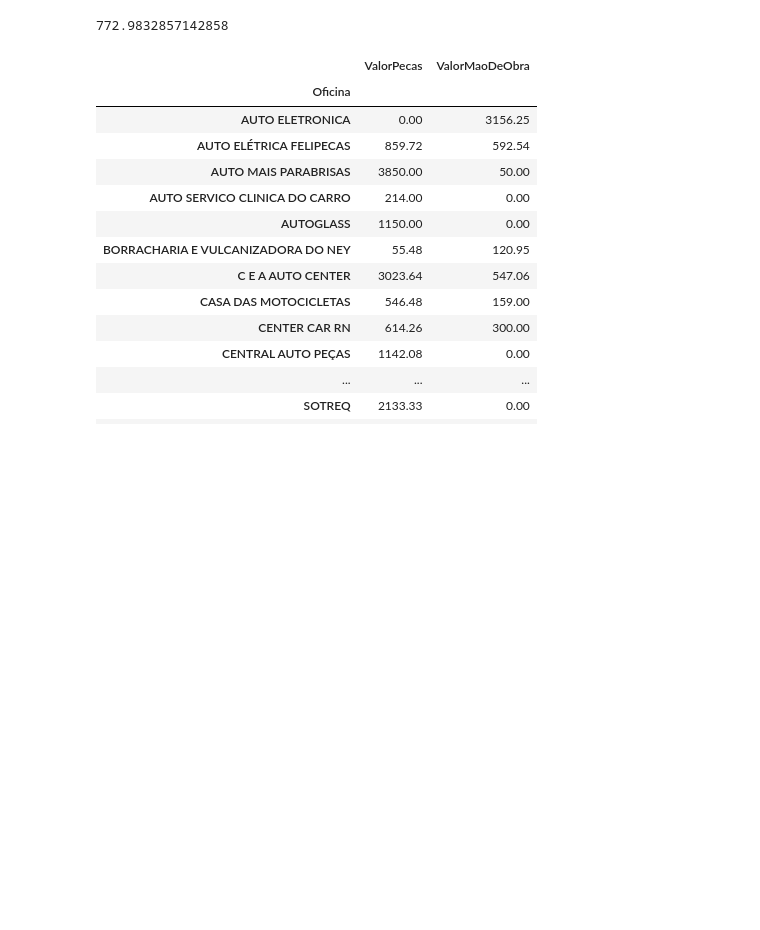
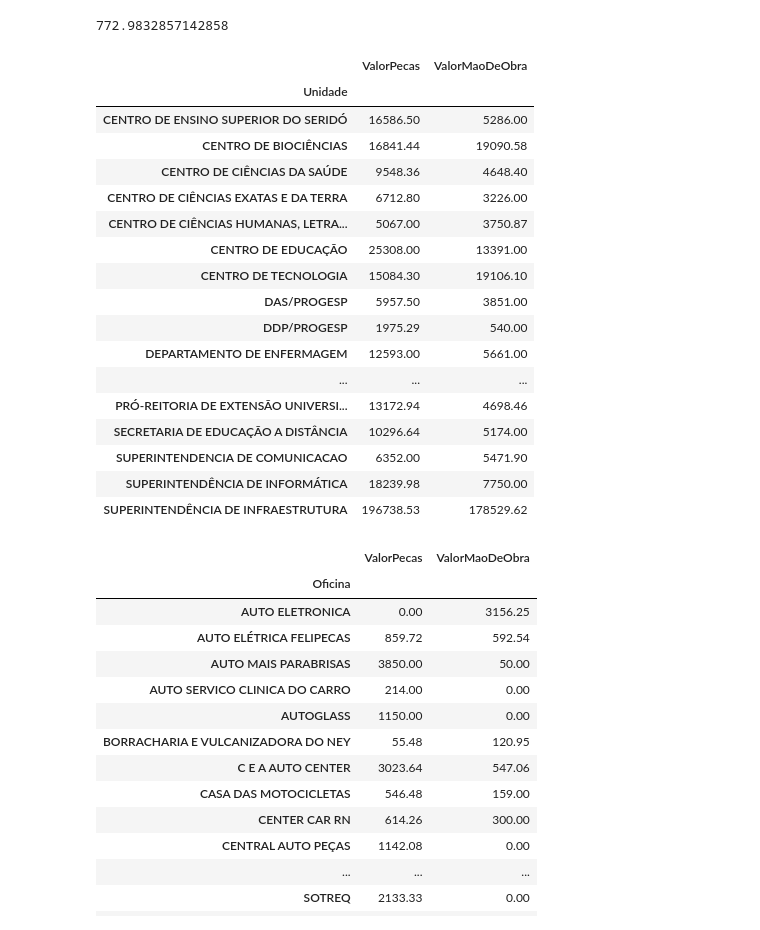
Before and after one commit to andersongiulliano/curso_extensao_pandas, a Jupyter notebook: PrimeiroExemploEmPandas.ipynb, the cells around one changed output. Drawn from its saved outputs; the diff is of its cells as text; code cells hidden in the pictures; blank space fills up the shorter version.

```diff
--- a/PrimeiroExemploEmPandas.ipynb
+++ b/PrimeiroExemploEmPandas.ipynb
@@ -251,6 +251,29 @@ gastos_proad2= float(finalizadas_df.loc[(finalizadas_df['Unidade'] == 'PRÓ-REIT
 display(gastos_proad2)
 # %% [output]
 772.9832857142858
+# %%
+# Como mostrar soma de valor de PEÇAS E SERVIÇOS por UNIDADE
+soma_unidade_df = finalizadas_df[['Unidade','ValorPecas', 'ValorMaoDeObra','Oficina']].groupby(by='Unidade').sum().round(2)
+display(soma_unidade_df)
+# %% [output]
+|  | ValorPecas | ValorMaoDeObra |
+| Unidade |  |  |
+| CENTRO DE ENSINO SUPERIOR DO SERIDÓ | 16586.50 | 5286.00 |
+| CENTRO DE BIOCIÊNCIAS | 16841.44 | 19090.58 |
+| CENTRO DE CIÊNCIAS DA SAÚDE | 9548.36 | 4648.40 |
+| CENTRO DE CIÊNCIAS EXATAS E DA TERRA | 6712.80 | 3226.00 |
+| CENTRO DE CIÊNCIAS HUMANAS, LETRA... | 5067.00 | 3750.87 |
+| CENTRO DE EDUCAÇÃO | 25308.00 | 13391.00 |
+| CENTRO DE TECNOLOGIA | 15084.30 | 19106.10 |
+| DAS/PROGESP | 5957.50 | 3851.00 |
+| DDP/PROGESP | 1975.29 | 540.00 |
+| DEPARTAMENTO DE ENFERMAGEM | 12593.00 | 5661.00 |
+| ... | ... | ... |
+| PRÓ-REITORIA DE EXTENSÃO UNIVERSI... | 13172.94 | 4698.46 |
+| SECRETARIA DE EDUCAÇÃO A DISTÂNCIA | 10296.64 | 5174.00 |
+| SUPERINTENDENCIA DE COMUNICACAO | 6352.00 | 5471.90 |
+| SUPERINTENDÊNCIA DE INFORMÁTICA | 18239.98 | 7750.00 |
+| SUPERINTENDÊNCIA DE INFRAESTRUTURA | 196738.53 | 178529.62 |
 # %%
 # Como mostrar média de valor de PEÇAS E SERVIÇOS POR OFICINA?
 media_por_oficina_df = finalizadas_df[['ValorPecas', 'ValorMaoDeObra','Oficina']].groupby(by='Oficina').mean().round(2)
```
